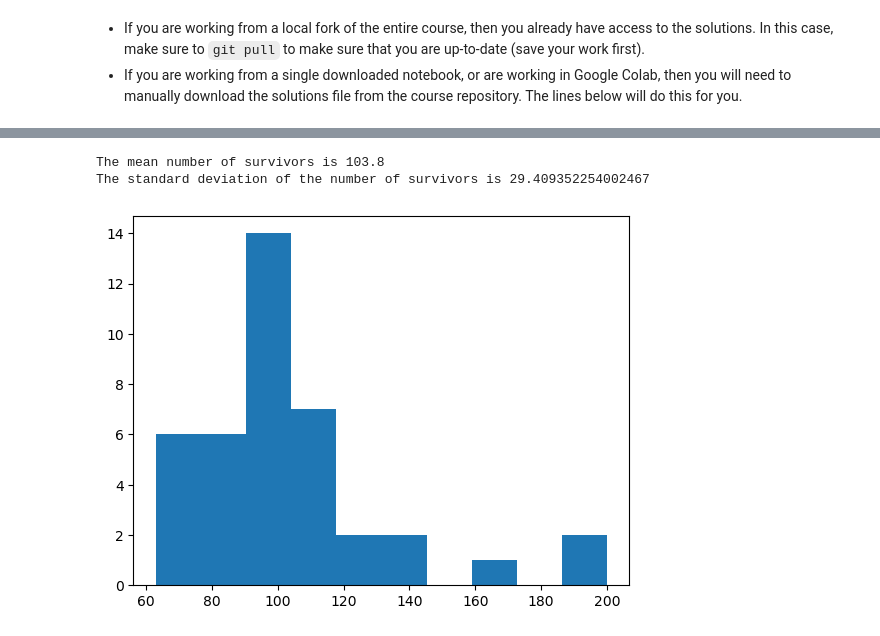
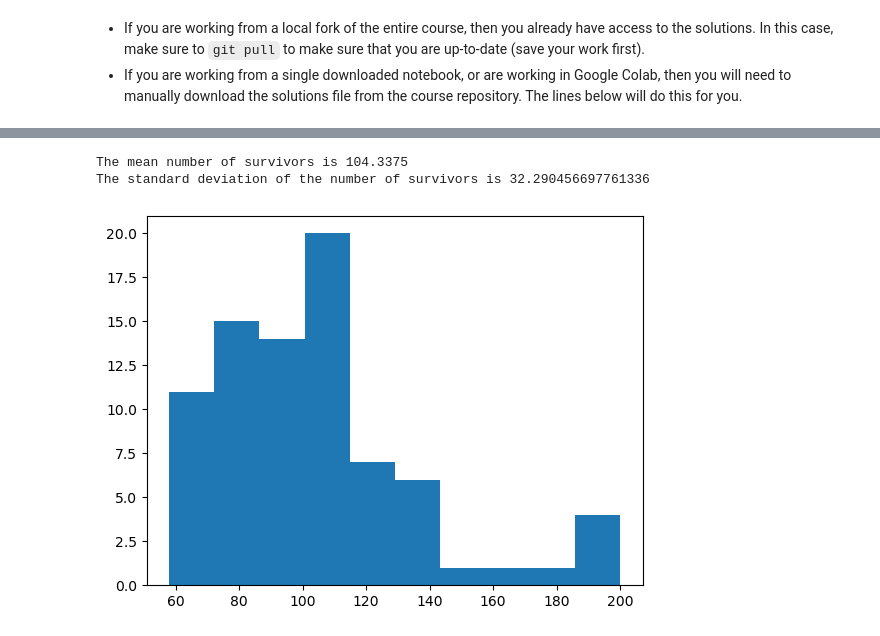
Before and after one commit to starmallow/PHY_329, a Jupyter notebook: HW04_lotka_volterra_ecosystem.ipynb, the cells around one changed output, grey strips where cells are left out. Drawn from its saved outputs; the diff is of its cells as text; code cells hidden in the pictures.

```diff
--- a/HW04_lotka_volterra_ecosystem.ipynb
+++ b/HW04_lotka_volterra_ecosystem.ipynb
@@ -222,24 +196,25 @@ Text(0.5, 1.0, 'Lotka Volterra Dynamics with Implicit solver')
 # %%
 ## Sample many random ecosystems, and study their asymptotic dynamics
 
 num_survivors = list()
-for seed in range(40):
+for seed in range(80):
     lvj = LotkaVolterraWithJacobian(N, random_state=seed)
     n0 = np.random.uniform(size=(N,))
 
     # sol = solve_ivp(lvj.rhs, [0, 1000], n0)
     sol = solve_ivp(lvj.rhs, [0, 1000], n0, jac=lvj.jacobian, method="Radau")
 
     num_survive = np.sum(sol.y[:, -1] > 1e-24)
     num_survivors.append(num_survive)
 
 plt.hist(num_survivors)
 print(f"The mean number of survivors is {np.mean(num_survivors)}")
 print(f"The standard deviation of the number of survivors is {np.std(num_survivors)}")
+plt.show()
 # %% [output]
-The mean number of survivors is 103.8
-The standard deviation of the number of survivors is 29.409352254002467
+The mean number of survivors is 104.3375
+The standard deviation of the number of survivors is 32.290456697761336
-[figure, old version]
+[figure, new version]
 # %% [markdown]
 ## Additional information
 
```
Also changed, not shown: parts of 5 cells of this notebook.
